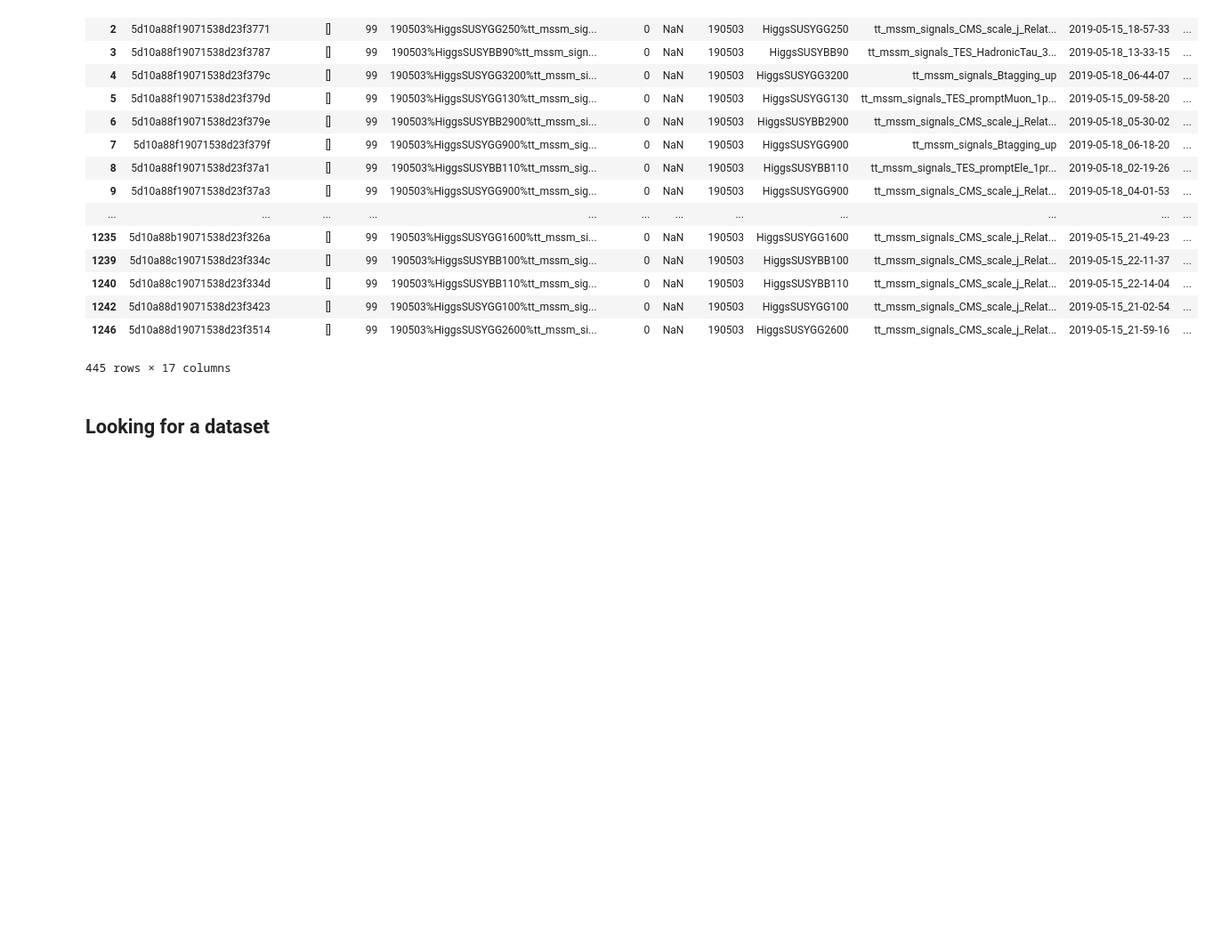
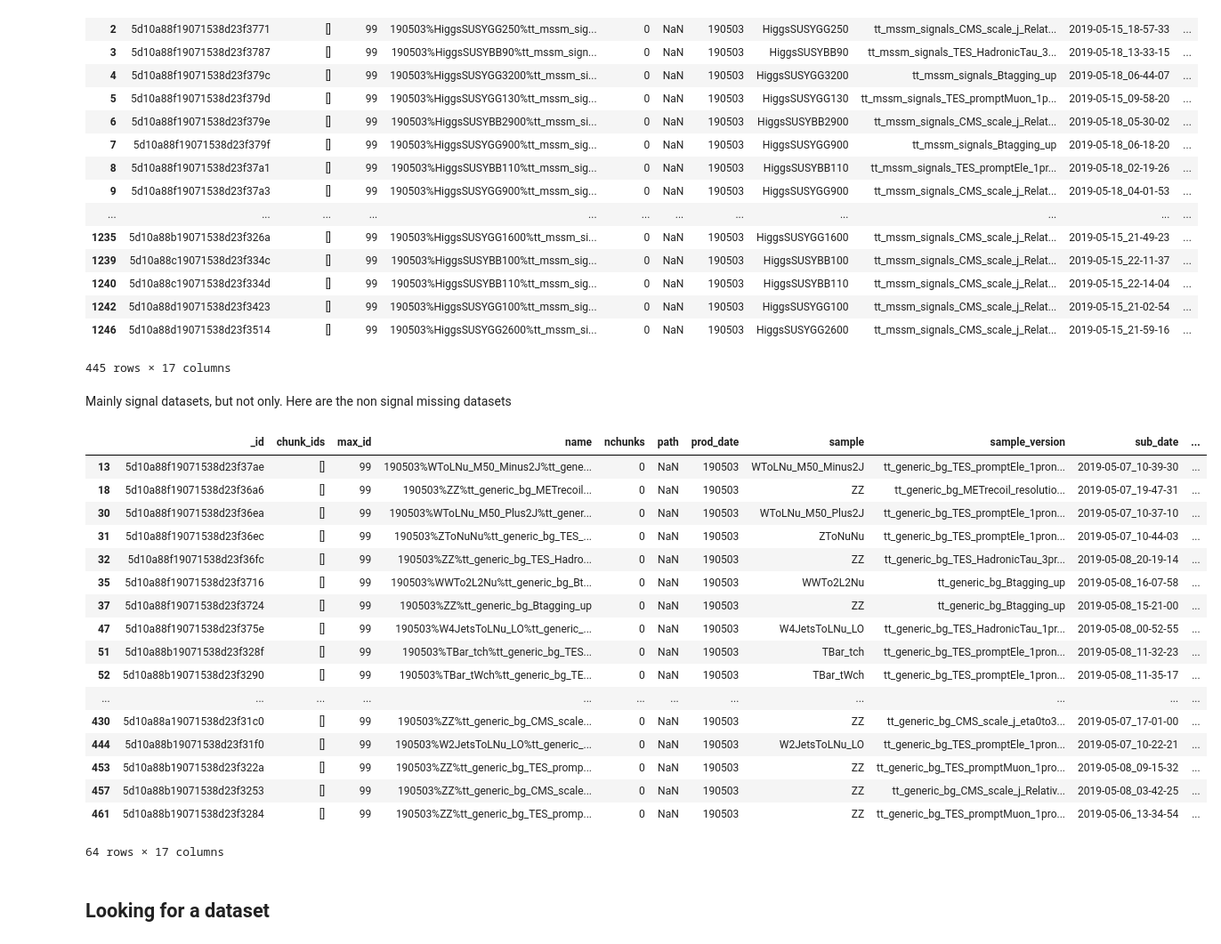
Before and after one commit to lucastorterotot/htt_plot, a Jupyter notebook: harvesting/dataset_report.ipynb, the cells around one changed output. Shown: that part at 89% size. Drawn from its saved outputs; the diff is of its cells as text; code cells hidden in the pictures; blank space fills up the shorter version.

```diff
--- a/harvesting/dataset_report.ipynb
+++ b/harvesting/dataset_report.ipynb
@@ -165,6 +165,29 @@ dfmissing
 | 1242 | 5d10a88d19071538d23f3423 | [] | 99 | 190503%HiggsSUSYGG100%tt_mssm_sig... | 0 | NaN | 190503 | HiggsSUSYGG100 | tt_mssm_signals_CMS_scale_j_Relat... | 2019-05-15_21-02-54 | ... |
 | 1246 | 5d10a88d19071538d23f3514 | [] | 99 | 190503%HiggsSUSYGG2600%tt_mssm_si... | 0 | NaN | 190503 | HiggsSUSYGG2600 | tt_mssm_signals_CMS_scale_j_Relat... | 2019-05-15_21-59-16 | ... |
 445 rows × 17 columns
+# %% [markdown]
+Mainly signal datasets, but not only. Here are the non signal missing datasets
+# %%
+dfmissing[~dfmissing['sample'].str.startswith('Higgs')]
+# %% [output]
+|  | _id | chunk_ids | max_id | name | nchunks | path | prod_date | sample | sample_version | sub_date | ... |
+| 13 | 5d10a88f19071538d23f37ae | [] | 99 | 190503%WToLNu_M50_Minus2J%tt_gene... | 0 | NaN | 190503 | WToLNu_M50_Minus2J | tt_generic_bg_TES_promptEle_1pron... | 2019-05-07_10-39-30 | ... |
+| 18 | 5d10a88f19071538d23f36a6 | [] | 99 | 190503%ZZ%tt_generic_bg_METrecoil... | 0 | NaN | 190503 | ZZ | tt_generic_bg_METrecoil_resolutio... | 2019-05-07_19-47-31 | ... |
+| 30 | 5d10a88f19071538d23f36ea | [] | 99 | 190503%WToLNu_M50_Plus2J%tt_gener... | 0 | NaN | 190503 | WToLNu_M50_Plus2J | tt_generic_bg_TES_promptEle_1pron... | 2019-05-07_10-37-10 | ... |
+| 31 | 5d10a88f19071538d23f36ec | [] | 99 | 190503%ZToNuNu%tt_generic_bg_TES_... | 0 | NaN | 190503 | ZToNuNu | tt_generic_bg_TES_promptEle_1pron... | 2019-05-07_10-44-03 | ... |
+| 32 | 5d10a88f19071538d23f36fc | [] | 99 | 190503%ZZ%tt_generic_bg_TES_Hadro... | 0 | NaN | 190503 | ZZ | tt_generic_bg_TES_HadronicTau_3pr... | 2019-05-08_20-19-14 | ... |
+| 35 | 5d10a88f19071538d23f3716 | [] | 99 | 190503%WWTo2L2Nu%tt_generic_bg_Bt... | 0 | NaN | 190503 | WWTo2L2Nu | tt_generic_bg_Btagging_up | 2019-05-08_16-07-58 | ... |
+| 37 | 5d10a88f19071538d23f3724 | [] | 99 | 190503%ZZ%tt_generic_bg_Btagging_up | 0 | NaN | 190503 | ZZ | tt_generic_bg_Btagging_up | 2019-05-08_15-21-00 | ... |
+| 47 | 5d10a88f19071538d23f375e | [] | 99 | 190503%W4JetsToLNu_LO%tt_generic_... | 0 | NaN | 190503 | W4JetsToLNu_LO | tt_generic_bg_TES_HadronicTau_1pr... | 2019-05-08_00-52-55 | ... |
+| 51 | 5d10a88b19071538d23f328f | [] | 99 | 190503%TBar_tch%tt_generic_bg_TES... | 0 | NaN | 190503 | TBar_tch | tt_generic_bg_TES_promptEle_1pron... | 2019-05-08_11-32-23 | ... |
+| 52 | 5d10a88b19071538d23f3290 | [] | 99 | 190503%TBar_tWch%tt_generic_bg_TE... | 0 | NaN | 190503 | TBar_tWch | tt_generic_bg_TES_promptEle_1pron... | 2019-05-08_11-35-17 | ... |
+| ... | ... | ... | ... | ... | ... | ... | ... | ... | ... | ... | ... |
+| 430 | 5d10a88a19071538d23f31c0 | [] | 99 | 190503%ZZ%tt_generic_bg_CMS_scale... | 0 | NaN | 190503 | ZZ | tt_generic_bg_CMS_scale_j_eta0to3... | 2019-05-07_17-01-00 | ... |
+| 444 | 5d10a88b19071538d23f31f0 | [] | 99 | 190503%W2JetsToLNu_LO%tt_generic_... | 0 | NaN | 190503 | W2JetsToLNu_LO | tt_generic_bg_TES_promptEle_1pron... | 2019-05-07_10-22-21 | ... |
+| 453 | 5d10a88b19071538d23f322a | [] | 99 | 190503%ZZ%tt_generic_bg_TES_promp... | 0 | NaN | 190503 | ZZ | tt_generic_bg_TES_promptMuon_1pro... | 2019-05-08_09-15-32 | ... |
+| 457 | 5d10a88b19071538d23f3253 | [] | 99 | 190503%ZZ%tt_generic_bg_CMS_scale... | 0 | NaN | 190503 | ZZ | tt_generic_bg_CMS_scale_j_Relativ... | 2019-05-08_03-42-25 | ... |
+| 461 | 5d10a88b19071538d23f3284 | [] | 99 | 190503%ZZ%tt_generic_bg_TES_promp... | 0 | NaN | 190503 | ZZ | tt_generic_bg_TES_promptMuon_1pro... | 2019-05-06_13-34-54 | ... |
+64 rows × 17 columns
 # %% [markdown]
 ## Looking for a dataset
 # %%
```
